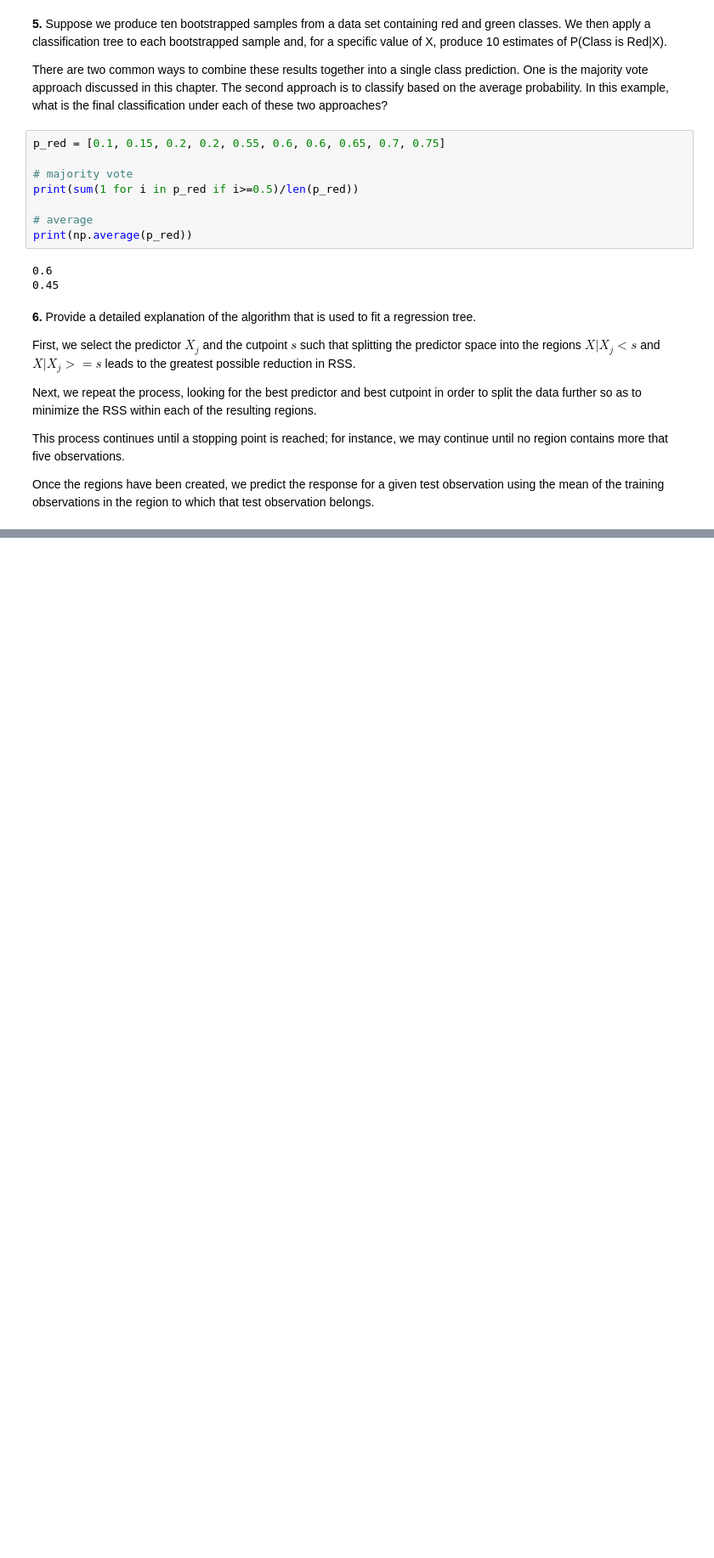
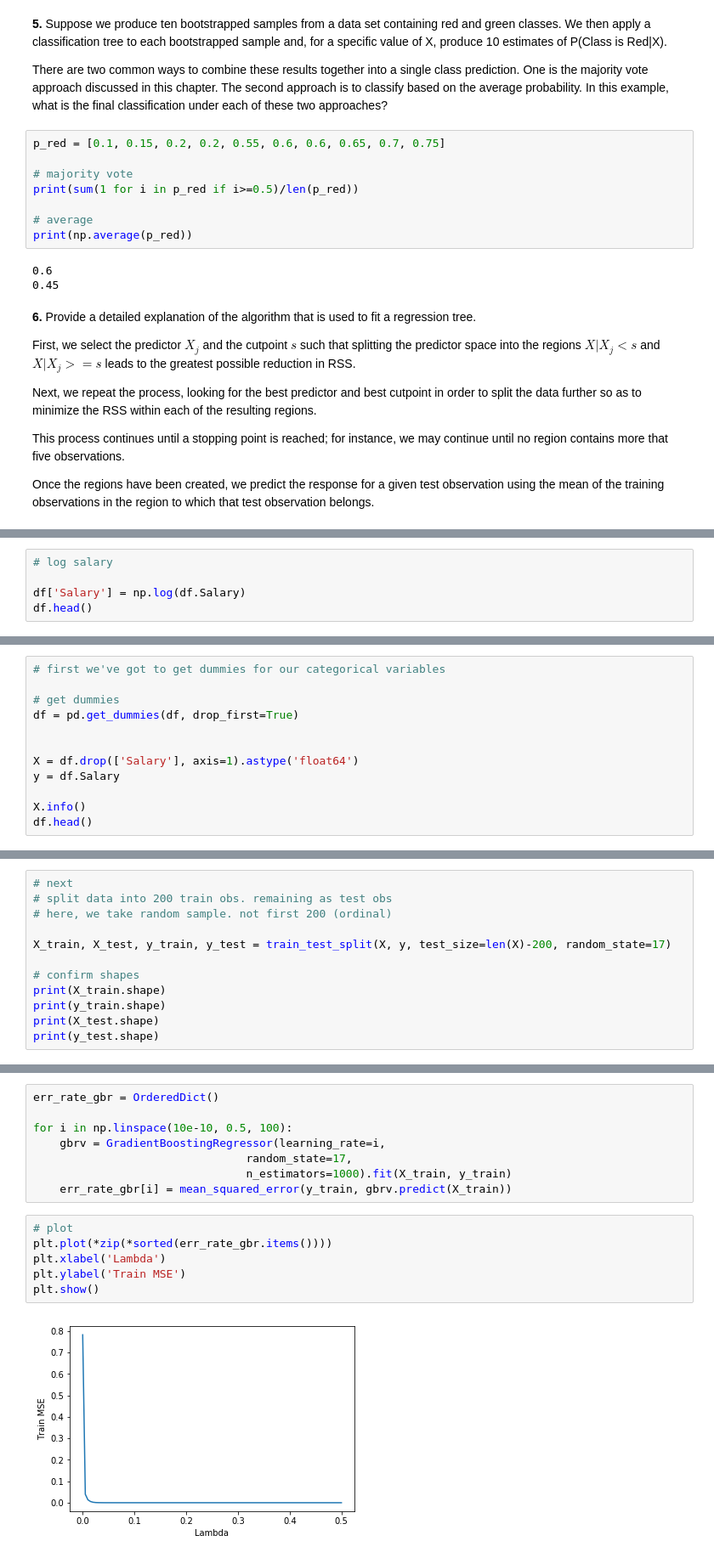
Before and after one commit to DTRuiz/ISLpy, a Jupyter notebook: Chapter8_exercises.ipynb, the cells around one changed output, grey strips where cells are left out. Shown: that part at 85% size. Saved outputs shown, nothing was run; the diff lists cells and outputs as text; blank space fills up the shorter version.

```diff
--- a/Chapter8_exercises.ipynb
+++ b/Chapter8_exercises.ipynb
@@ -92,0 +700,5 @@ Once the regions have been created, we predict the response for a given test obs
+# %%
+# log salary
+
+df['Salary'] = np.log(df.Salary)
+df.head()
@@ -92,0 +715,12 @@ Once the regions have been created, we predict the response for a given test obs
+# %%
+# first we've got to get dummies for our categorical variables
+
+# get dummies
+df = pd.get_dummies(df, drop_first=True)
+
+
+X = df.drop(['Salary'], axis=1).astype('float64')
+y = df.Salary
+
+X.info()
+df.head()
@@ -92,0 +752,12 @@ Once the regions have been created, we predict the response for a given test obs
+# %%
+# next
+# split data into 200 train obs. remaining as test obs
+# here, we take random sample. not first 200 (ordinal)
+
+X_train, X_test, y_train, y_test = train_test_split(X, y, test_size=len(X)-200, random_state=17)
+
+# confirm shapes
+print(X_train.shape)
+print(y_train.shape)
+print(X_test.shape)
+print(y_test.shape)
@@ -92,0 +771,16 @@ Once the regions have been created, we predict the response for a given test obs
+# %%
+err_rate_gbr = OrderedDict()
+
+for i in np.linspace(10e-10, 0.5, 100):
+    gbrv = GradientBoostingRegressor(learning_rate=i,
+                                random_state=17,
+                                n_estimators=1000).fit(X_train, y_train)
+    err_rate_gbr[i] = mean_squared_error(y_train, gbrv.predict(X_train))
+# %%
+# plot
+plt.plot(*zip(*sorted(err_rate_gbr.items())))
+plt.xlabel('Lambda')
+plt.ylabel('Train MSE')
+plt.show()
+# %% [output]
+[figure, added]
```
Also changed, not shown: parts of 114 cells of this notebook.
